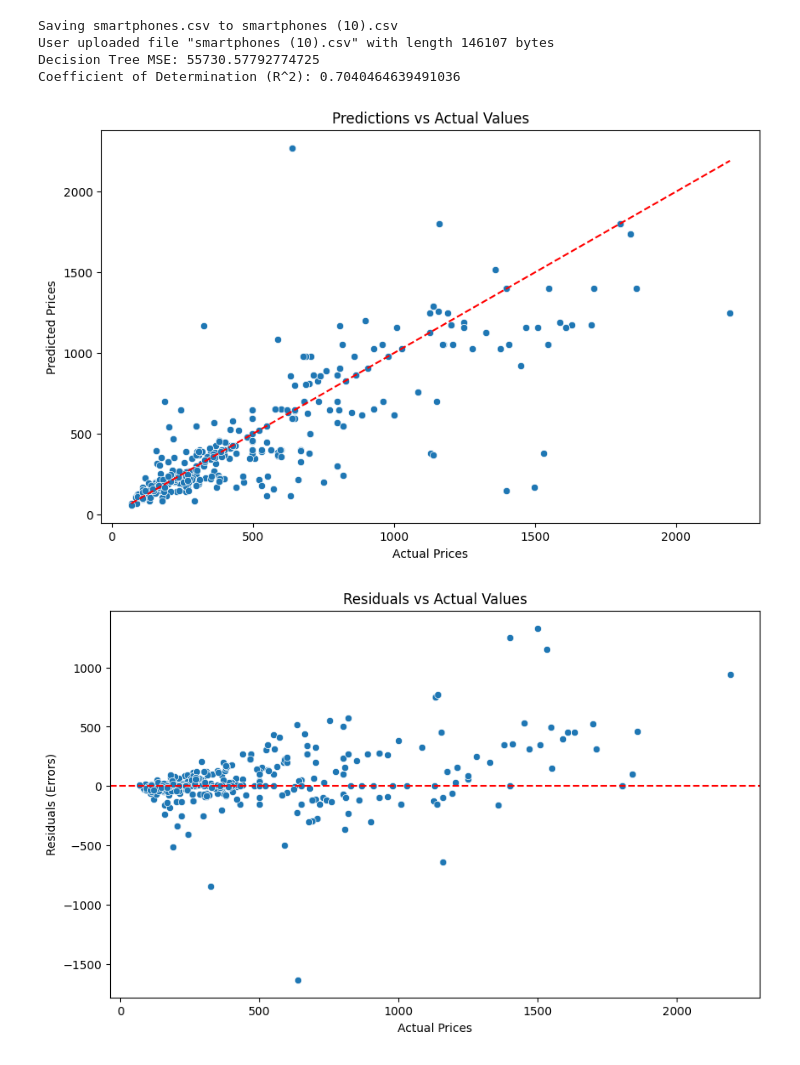
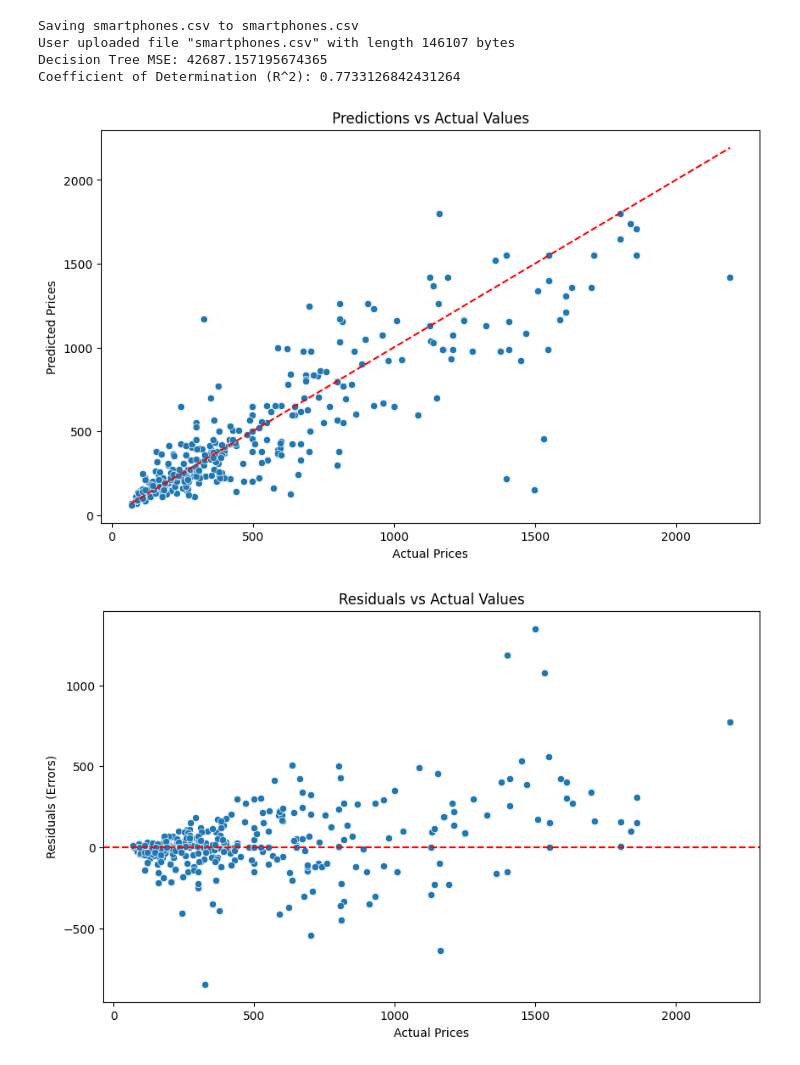
Before and after one commit to kodeu/smartphones_prices, a Jupyter notebook: phones_prices.ipynb, the cells around one changed output. Cells and saved outputs as stored; diff of their text form; code cells hidden in the pictures.

Commit message:
data preprocessing (deleted smartphone column) - predition improved

```diff
--- a/phones_prices.ipynb
+++ b/phones_prices.ipynb
@@ -23,7 +23,7 @@ for filename in uploaded.keys():
 filename = list(uploaded.keys())[0]
 data = pd.read_csv(io.BytesIO(uploaded[filename]))
 
-X = data.drop('Final Price', axis=1)
+X = data.drop(columns=['Final Price', 'Smartphone'])
 y = data['Final Price']
 
 numerical_features = X.select_dtypes(include=['int64', 'float64']).columns
@@ -51,36 +51,36 @@ X_train, X_test, y_train, y_test = train_test_split(X_preprocessed, y, test_size
 tree_model = DecisionTreeRegressor(random_state=42)
 tree_model.fit(X_train, y_train)
 tree_predictions = tree_model.predict(X_test)
 tree_mse = mean_squared_error(y_test, tree_predictions)
 print("Decision Tree MSE:", tree_mse)
 print("Coefficient of Determination (R^2):", r2_score(y_test, tree_predictions))
 
 #plotting
 plt.figure(figsize=(10, 6))  # Set the figure size
 sns.scatterplot(x=y_test, y=tree_predictions)  # Create a scatter plot
 plt.title('Predictions vs Actual Values')  # Set title
 plt.xlabel('Actual Prices')  # Set x-axis label
 plt.ylabel('Predicted Prices')  # Set y-axis label
 
 # Plot a line representing perfect predictions
 plt.plot([y_test.min(), y_test.max()], [y_test.min(), y_test.max()], color='red', linestyle='--')
 
 plt.show()
 
 #plotting residuals
 residuals = y_test - tree_predictions
 plt.figure(figsize=(10, 6))
 sns.scatterplot(x=y_test, y=residuals)
 plt.title('Residuals vs Actual Values')
 plt.xlabel('Actual Prices')
 plt.ylabel('Residuals (Errors)')
 plt.axhline(y=0, color='red', linestyle='--')  # Line at 0 for reference
 plt.show()
 # %% [output]
 [interactive output not drawn]
-Saving smartphones.csv to smartphones (10).csv
-User uploaded file "smartphones (10).csv" with length 146107 bytes
-Decision Tree MSE: 55730.57792774725
-Coefficient of Determination (R^2): 0.7040464639491036
+Saving smartphones.csv to smartphones.csv
+User uploaded file "smartphones.csv" with length 146107 bytes
+Decision Tree MSE: 42687.157195674365
+Coefficient of Determination (R^2): 0.7733126842431264
-[figure, old version]
+[figure, new version]
-[figure, old version]
+[figure, new version]
```
